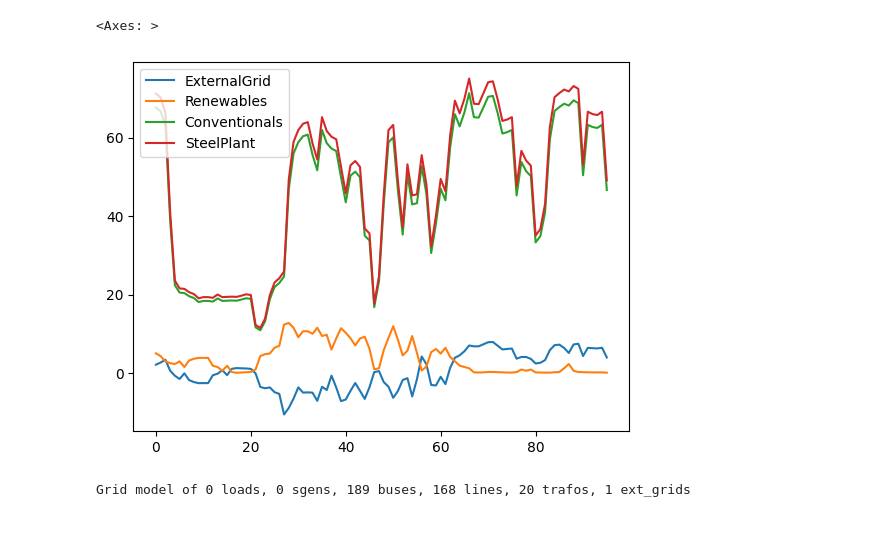
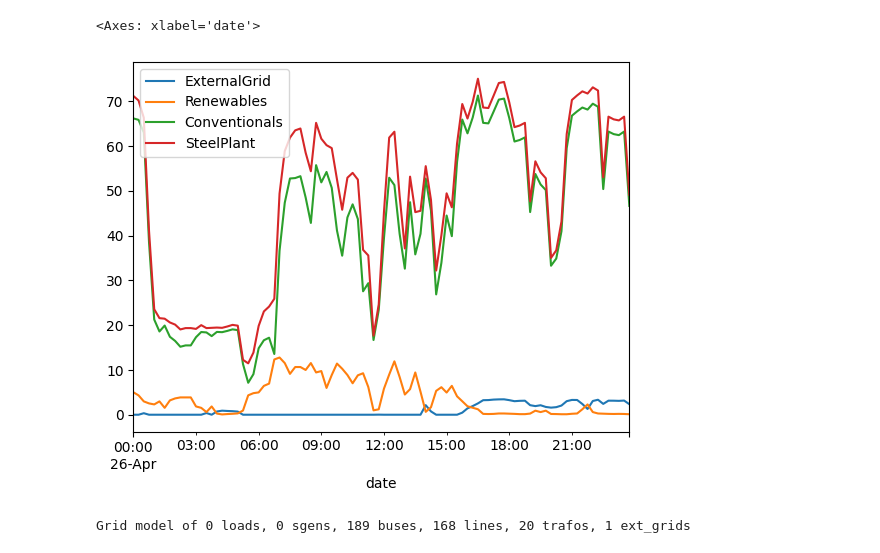
Before and after one commit to Ellariel/hybit_scenario, a Jupyter notebook: hybit_grid.ipynb, the cells around one changed output. Cells and saved outputs as stored; diff of their text form; code cells hidden in the pictures.

```diff
--- a/hybit_grid.ipynb
+++ b/hybit_grid.ipynb
@@ -10,19 +10,24 @@ results_dir = os.path.join(base_dir, 'results')
 # %%
 results = pd.read_csv(os.path.join(results_dir, 'test_results.csv'))\
             .rename(columns={'GridSim.ExternalGrid-0-P[MW]': 'ExternalGrid',
                             'FlexSim.FLSim-0-P[MW]': 'Renewables',
                             'FlexSim.FLSim-1-P[MW]': 'Conventionals',
                             'SteelPlantSim.SteelPlant_0-P[MW]': 'SteelPlant',
                             'PowerPlantSim.PowerPlant_0-P[MW]': 'PowerPlant',
                             })
-#results['delta'] = results['ExternalGrid'] + results['Renewables'] - results['SteelPlant']
+results['date'] = pd.to_datetime(results['date'], utc=False)
+results.set_index('date', inplace=True)
+results['delta'] = results['SteelPlant'] - results['Renewables']
+results['ExternalGrid'] = np.clip(results['delta'] - results['Conventionals'], 0, results['delta'])
+results['Conventionals'] = results['SteelPlant'] - results['Renewables'] - results['ExternalGrid']
+
 results[['ExternalGrid',
          'Renewables',
          'Conventionals',
          'SteelPlant']].plot()
 # %% [output]
-<Axes: >
+<Axes: xlabel='date'>
-[figure, old version]
+[figure, new version]
 # %%
 grid_file = os.path.join(data_dir, 'hybit_egrid_cell1.json')
 #grid_file = os.path.join(data_dir, 'steelPlant_elecGrid.json')
```
Also changed, not shown: 8 other files.
